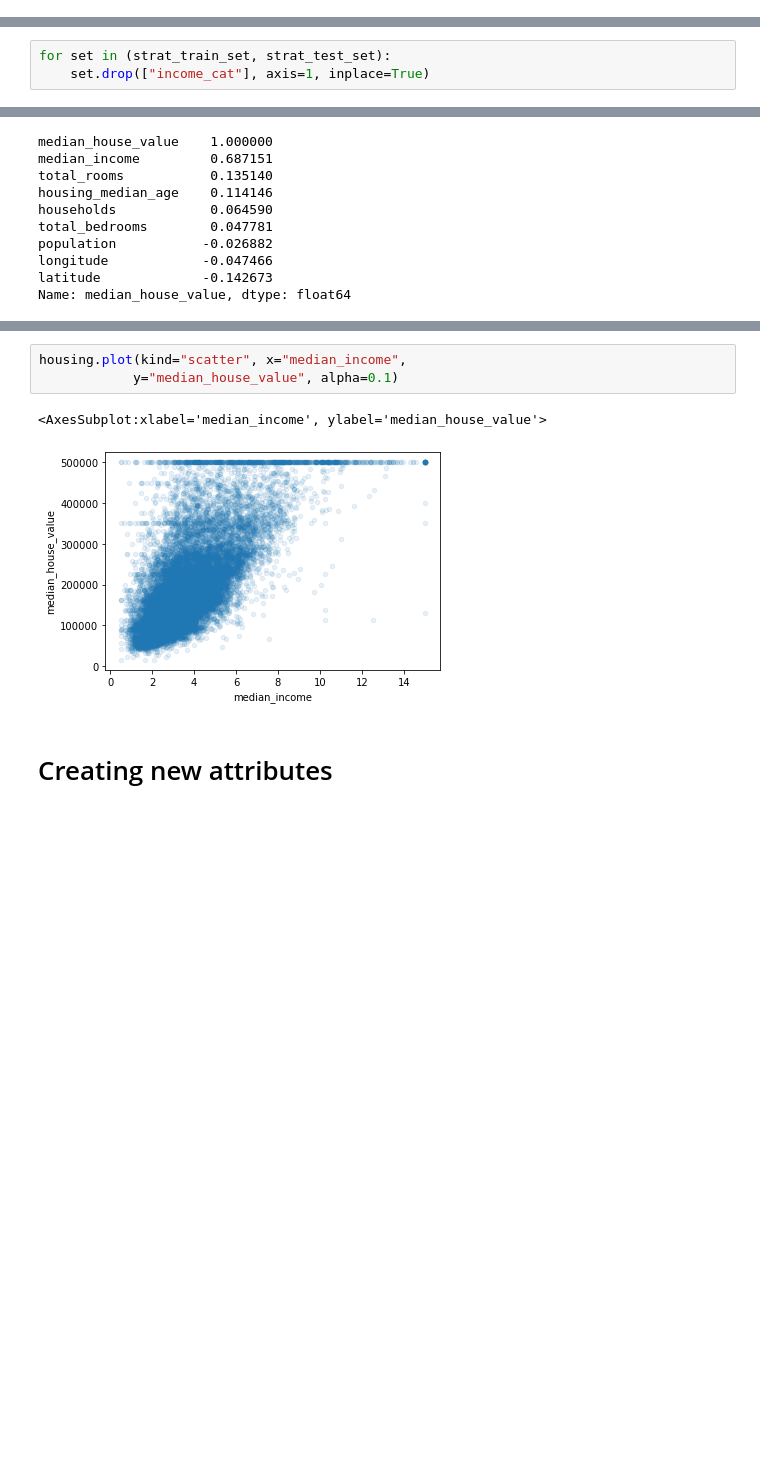
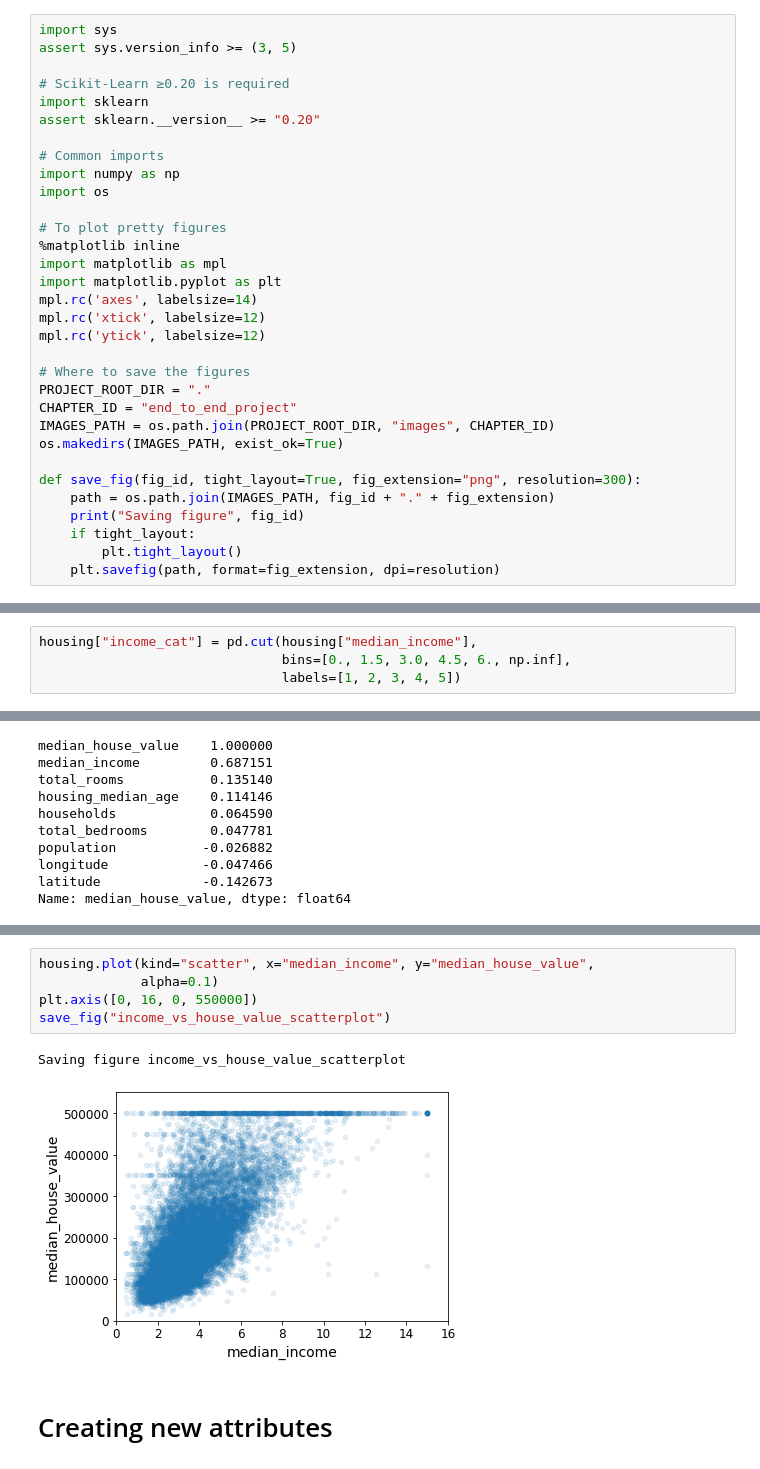
Before and after one commit to n3vrmr/data_studies, a Jupyter notebook: Housing.ipynb, the cells around one changed output, grey strips where cells are left out. Saved outputs shown, nothing was run; the diff lists cells and outputs as text; blank space fills up the shorter version.

```diff
--- a/Housing.ipynb
+++ b/Housing.ipynb
@@ -1,5 +1,37 @@
 # %% [markdown]
 # Importing the data
+# %%
+import sys
+assert sys.version_info >= (3, 5)
+
+# Scikit-Learn ≥0.20 is required
+import sklearn
+assert sklearn.__version__ >= "0.20"
+
+# Common imports
+import numpy as np
+import os
+
+# To plot pretty figures
+%matplotlib inline
+import matplotlib as mpl
+import matplotlib.pyplot as plt
+mpl.rc('axes', labelsize=14)
+mpl.rc('xtick', labelsize=12)
+mpl.rc('ytick', labelsize=12)
+
+# Where to save the figures
+PROJECT_ROOT_DIR = "."
+CHAPTER_ID = "end_to_end_project"
+IMAGES_PATH = os.path.join(PROJECT_ROOT_DIR, "images", CHAPTER_ID)
+os.makedirs(IMAGES_PATH, exist_ok=True)
+
+def save_fig(fig_id, tight_layout=True, fig_extension="png", resolution=300):
+    path = os.path.join(IMAGES_PATH, fig_id + "." + fig_extension)
+    print("Saving figure", fig_id)
+    if tight_layout:
+        plt.tight_layout()
+    plt.savefig(path, format=fig_extension, dpi=resolution)
 # %%
 import os
 import tarfile
@@ -133,3 +166,4 @@ Name: income_cat, dtype: float64
 # %%
-for set in (strat_train_set, strat_test_set):
-    set.drop(["income_cat"], axis=1, inplace=True)
+housing["income_cat"] = pd.cut(housing["median_income"],
+                               bins=[0., 1.5, 3.0, 4.5, 6., np.inf],
+                               labels=[1, 2, 3, 4, 5])
@@ -185,9 +321,11 @@ array([[<AxesSubplot:xlabel='median_house_value', ylabel='median_house_value'>,
 # %%
-housing.plot(kind="scatter", x="median_income",
-            y="median_house_value", alpha=0.1)
+housing.plot(kind="scatter", x="median_income", y="median_house_value",
+             alpha=0.1)
+plt.axis([0, 16, 0, 550000])
+save_fig("income_vs_house_value_scatterplot")
 # %% [output]
-<AxesSubplot:xlabel='median_income', ylabel='median_house_value'>
+Saving figure income_vs_house_value_scatterplot
-[figure, old version]
+[figure, new version]
 # %% [markdown]
 # Creating new attributes
 # %%
```
Also changed, not shown: parts of 61 cells of this notebook.
